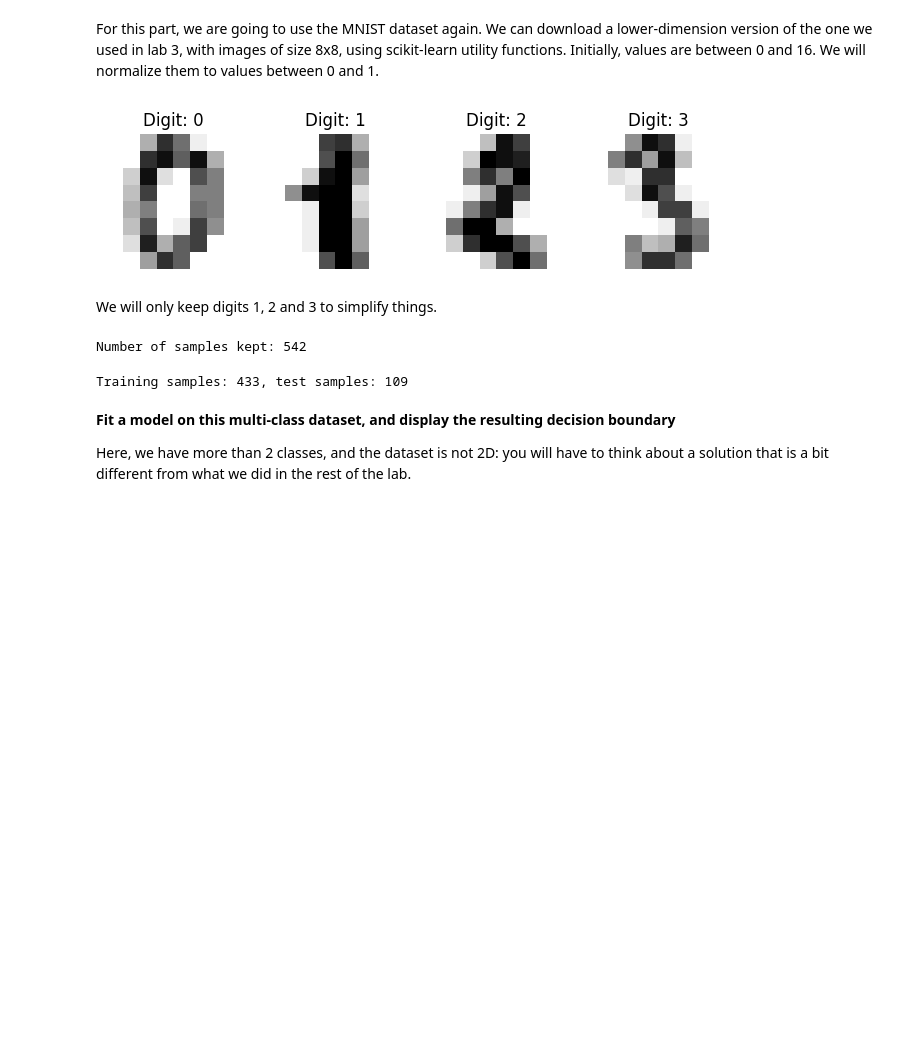
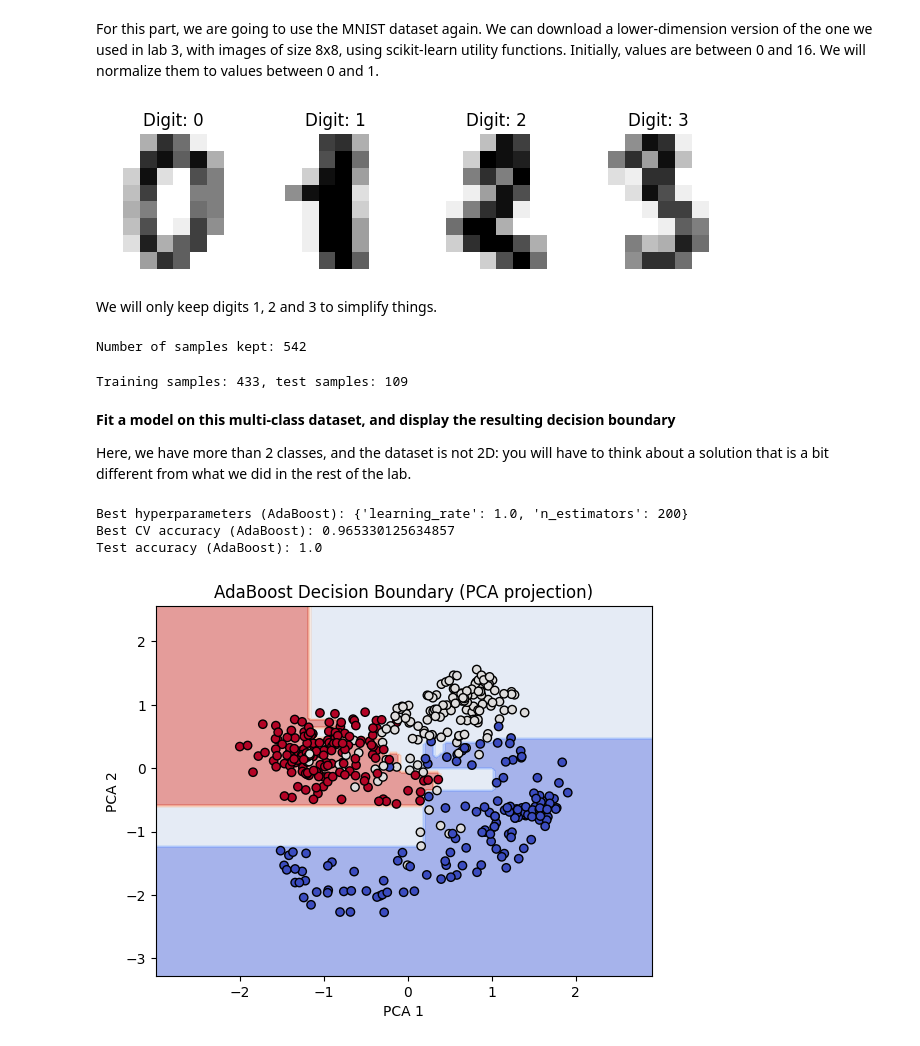
Before and after one commit to audreybvt/ML, a Jupyter notebook: Lab 6 - Classifiers final edition.ipynb, the cells around one changed output. Saved outputs shown, nothing was run; the diff lists cells and outputs as text; code cells hidden in the pictures; blank space fills up the shorter version.

```diff
--- a/Lab 6 - Classifiers final edition.ipynb
+++ b/Lab 6 - Classifiers final edition.ipynb
@@ -194,3 +194,75 @@ Training samples: 433, test samples: 109
 **Fit a model on this multi-class dataset, and display the resulting decision boundary**
 
 Here, we have more than 2 classes, and the dataset is not 2D: you will have to think about a solution that is a bit different from what we did in the rest of the lab.
+# %%
+#here we have to train the model and define the hyperparameters as usual
+#but to visualize the result we shoul use a pca to project the result in 2D and then plotting it.
+
+#first we do exactly the same as before with adaboost and hyperarameters
+
+from sklearn.datasets import load_digits
+from sklearn.model_selection import train_test_split, GridSearchCV
+from sklearn.decomposition import PCA
+from sklearn.ensemble import AdaBoostClassifier
+from sklearn.tree import DecisionTreeClassifier
+from sklearn.metrics import accuracy_score
+from sklearn.inspection import DecisionBoundaryDisplay
+import matplotlib.pyplot as plt
+import numpy as np
+
+adaboost_hyperparameters = {
+    'n_estimators': [50, 100, 200], #this is the number of "weak learners"
+    'learning_rate': [0.01, 0.1, 1.0] #this is the weight applied to each weak learner
+}
+
+adaboost = AdaBoostClassifier()
+
+#and then we do the same as usual
+grid_search_ada = GridSearchCV(
+    estimator=adaboost,
+    param_grid=adaboost_hyperparameters,
+    cv=5,
+    scoring='accuracy'
+)
+
+grid_search_ada.fit(X_train, y_train)
+
+print("Best hyperparameters (AdaBoost):", grid_search_ada.best_params_)
+print("Best CV accuracy (AdaBoost):", grid_search_ada.best_score_)
+
+best_ada = grid_search_ada.best_estimator_
+y_pred_ada = best_ada.predict(X_test)
+#we print the score
+test_acc_ada = accuracy_score(y_test, y_pred_ada)
+
+print("Test accuracy (AdaBoost):", test_acc_ada)
+
+#now we use best ada to plot the result with a pca
+
+pca = PCA(n_components=2)
+X_train_pca = pca.fit_transform(X_train)
+X_test_pca = pca.transform(X_test)
+
+#we fit the model on best_ada
+
+best_ada.fit(X_train_pca, y_train)
+
+disp = DecisionBoundaryDisplay.from_estimator(
+    best_ada,
+    X_train_pca,
+    response_method="predict",
+    cmap=plt.cm.coolwarm,
+    alpha=0.5
+)
+
+# Overlay training points
+disp.ax_.scatter(X_train_pca[:, 0], X_train_pca[:, 1], c=y_train, cmap=plt.cm.coolwarm, edgecolor="k")
+plt.title("AdaBoost Decision Boundary (PCA projection)")
+plt.xlabel("PCA 1")
+plt.ylabel("PCA 2")
+plt.show()
+# %% [output]
+Best hyperparameters (AdaBoost): {'learning_rate': 1.0, 'n_estimators': 200}
+Best CV accuracy (AdaBoost): 0.965330125634857
+Test accuracy (AdaBoost): 1.0
+[figure, added]
```
